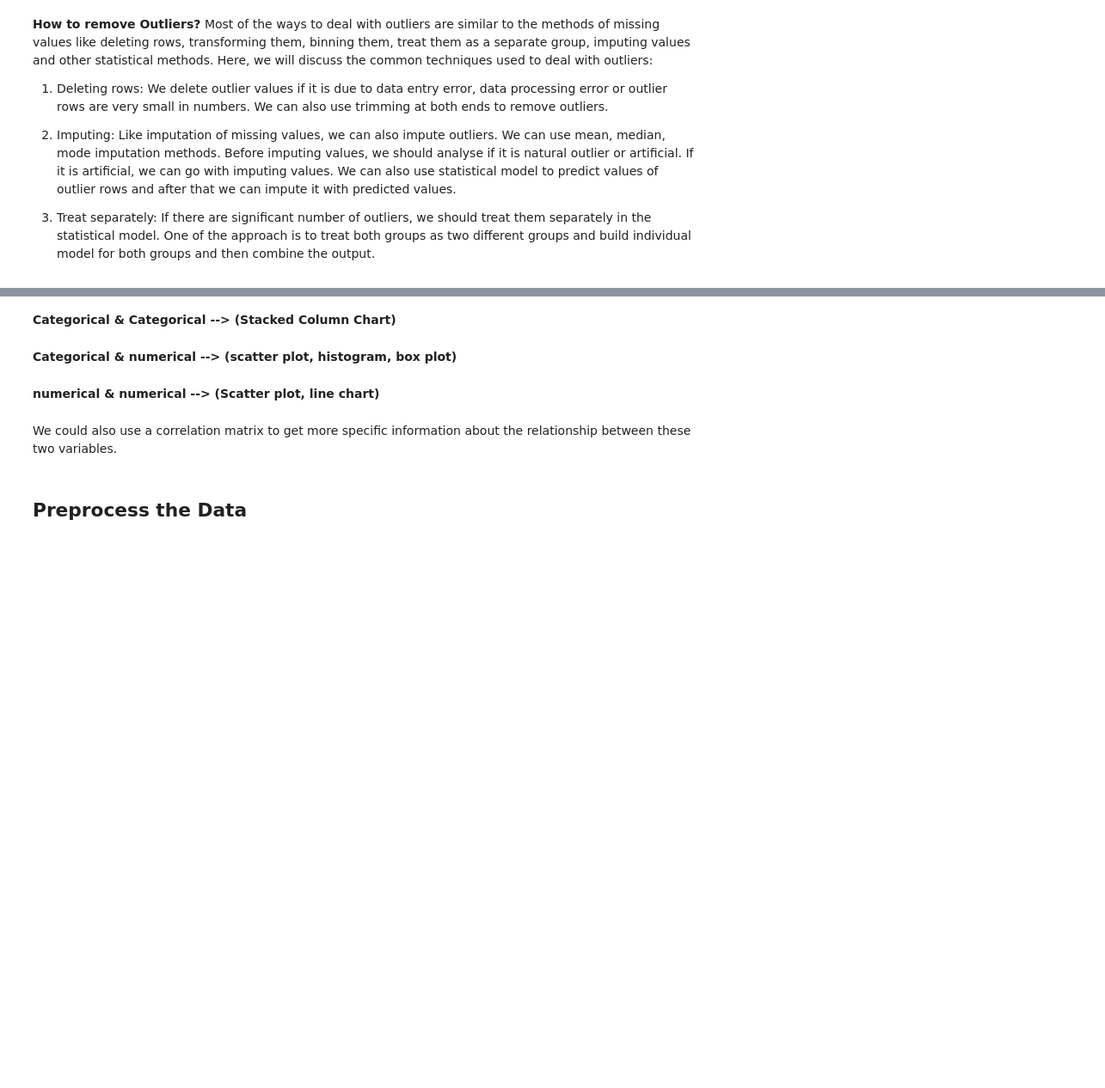
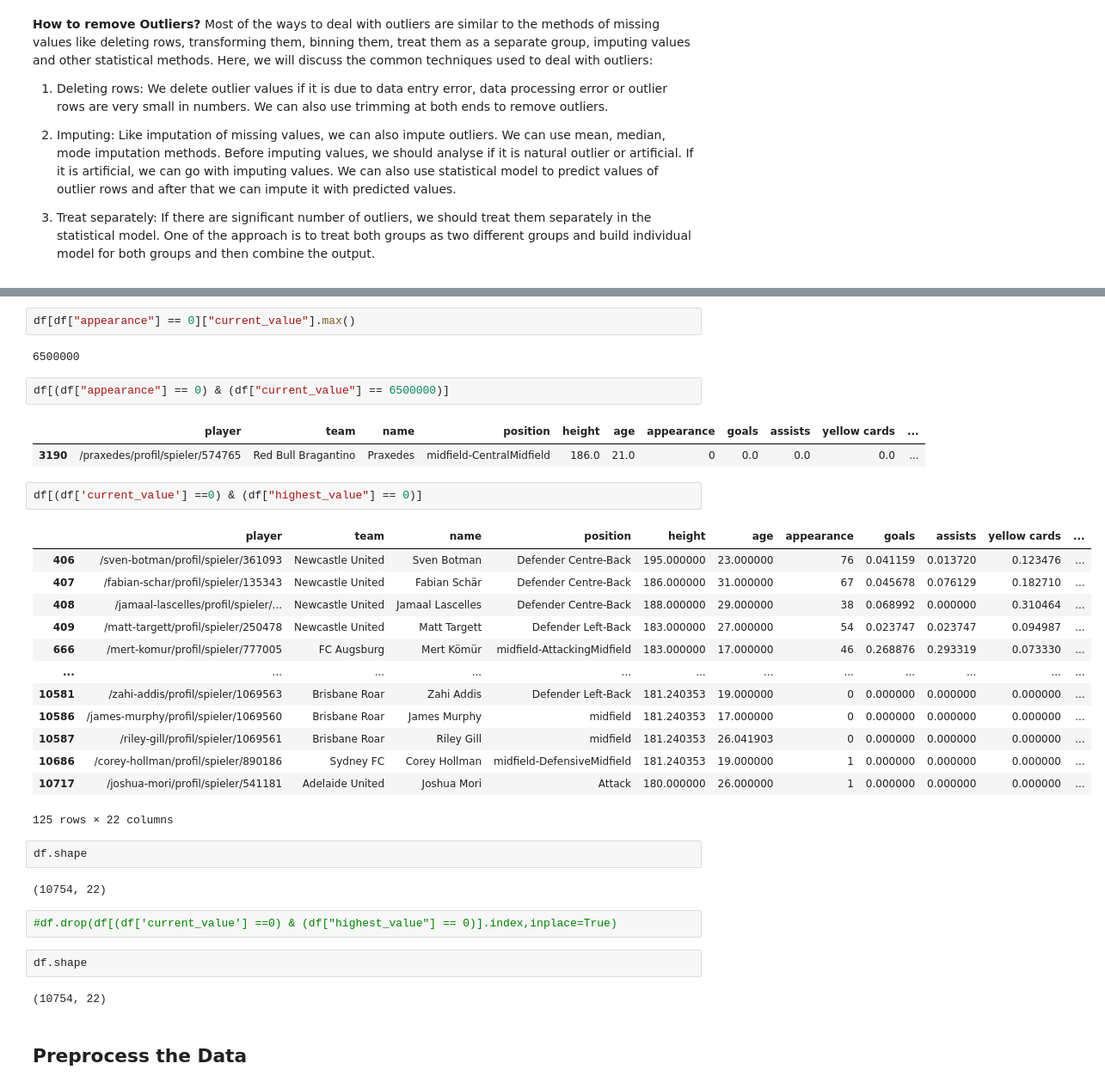
Before and after one commit to zaidAlkhathlan/Usecase-7, a Jupyter notebook: EDA explain template.ipynb, the cells around one changed output, grey strips where cells are left out. Shown at 86% size. Cells and saved outputs as stored; diff of their text form; blank space fills up the shorter version.

```diff
--- a/EDA explain template.ipynb
+++ b/EDA explain template.ipynb
@@ -365,11 +318,38 @@ Multivariate Analysis:
-# %% [markdown]
-**Categorical & Categorical --> (Stacked Column Chart)**
-# %% [markdown]
-**Categorical & numerical --> (scatter plot, histogram, box plot)**
-# %% [markdown]
-**numerical & numerical --> (Scatter plot, line chart)**
-# %% [markdown]
-We could also use a correlation matrix to get more specific information about the relationship between these two variables.
+# %%
+df[df["appearance"] == 0]["current_value"].max()
+# %% [output]
+6500000
+# %%
+df[(df["appearance"] == 0) & (df["current_value"] == 6500000)]
+# %% [output]
+|  | player | team | name | position | height | age | appearance | goals | assists | yellow cards | ... |
+| 3190 | /praxedes/profil/spieler/574765 | Red Bull Bragantino | Praxedes | midfield-CentralMidfield | 186.0 | 21.0 | 0 | 0.0 | 0.0 | 0.0 | ... |
+# %%
+df[(df['current_value'] ==0) & (df["highest_value"] == 0)]
+# %% [output]
+|  | player | team | name | position | height | age | appearance | goals | assists | yellow cards | ... |
+| 406 | /sven-botman/profil/spieler/361093 | Newcastle United | Sven Botman | Defender Centre-Back | 195.000000 | 23.000000 | 76 | 0.041159 | 0.013720 | 0.123476 | ... |
+| 407 | /fabian-schar/profil/spieler/135343 | Newcastle United | Fabian Schär | Defender Centre-Back | 186.000000 | 31.000000 | 67 | 0.045678 | 0.076129 | 0.182710 | ... |
+| 408 | /jamaal-lascelles/profil/spieler/... | Newcastle United | Jamaal Lascelles | Defender Centre-Back | 188.000000 | 29.000000 | 38 | 0.068992 | 0.000000 | 0.310464 | ... |
+| 409 | /matt-targett/profil/spieler/250478 | Newcastle United | Matt Targett | Defender Left-Back | 183.000000 | 27.000000 | 54 | 0.023747 | 0.023747 | 0.094987 | ... |
+| 666 | /mert-komur/profil/spieler/777005 | FC Augsburg | Mert Kömür | midfield-AttackingMidfield | 183.000000 | 17.000000 | 46 | 0.268876 | 0.293319 | 0.073330 | ... |
+| ... | ... | ... | ... | ... | ... | ... | ... | ... | ... | ... | ... |
+| 10581 | /zahi-addis/profil/spieler/1069563 | Brisbane Roar | Zahi Addis | Defender Left-Back | 181.240353 | 19.000000 | 0 | 0.000000 | 0.000000 | 0.000000 | ... |
+| 10586 | /james-murphy/profil/spieler/1069560 | Brisbane Roar | James Murphy | midfield | 181.240353 | 17.000000 | 0 | 0.000000 | 0.000000 | 0.000000 | ... |
+| 10587 | /riley-gill/profil/spieler/1069561 | Brisbane Roar | Riley Gill | midfield | 181.240353 | 26.041903 | 0 | 0.000000 | 0.000000 | 0.000000 | ... |
+| 10686 | /corey-hollman/profil/spieler/890186 | Sydney FC | Corey Hollman | midfield-DefensiveMidfield | 181.240353 | 19.000000 | 1 | 0.000000 | 0.000000 | 0.000000 | ... |
+| 10717 | /joshua-mori/profil/spieler/541181 | Adelaide United | Joshua Mori | Attack | 180.000000 | 26.000000 | 1 | 0.000000 | 0.000000 | 0.000000 | ... |
+125 rows × 22 columns
+# %%
+df.shape
+# %% [output]
+(10754, 22)
+# %%
+#df.drop(df[(df['current_value'] ==0) & (df["highest_value"] == 0)].index,inplace=True)
+# %%
+df.shape
+# %% [output]
+(10754, 22)
 # %% [markdown]
 ## Preprocess the Data
 # %%
```
Also changed, not shown: parts of 20 cells of this notebook.
